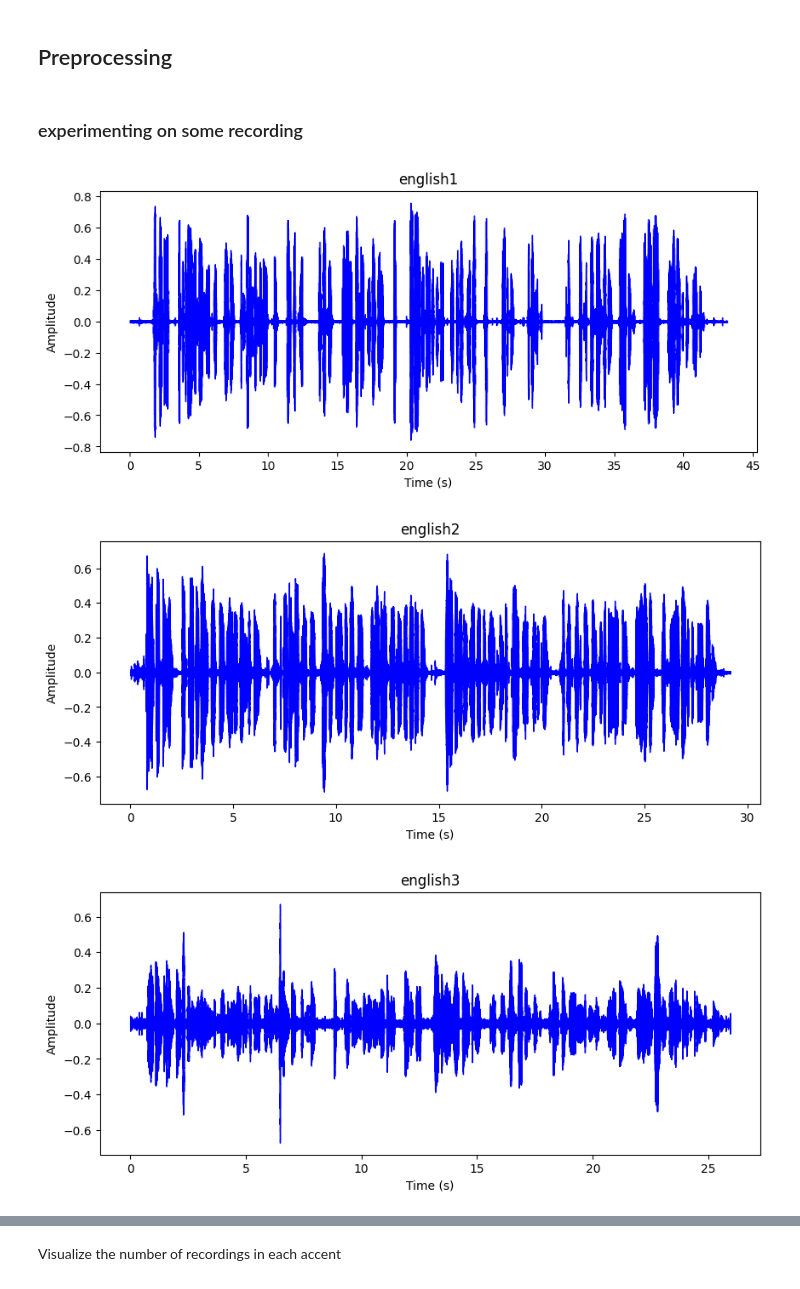
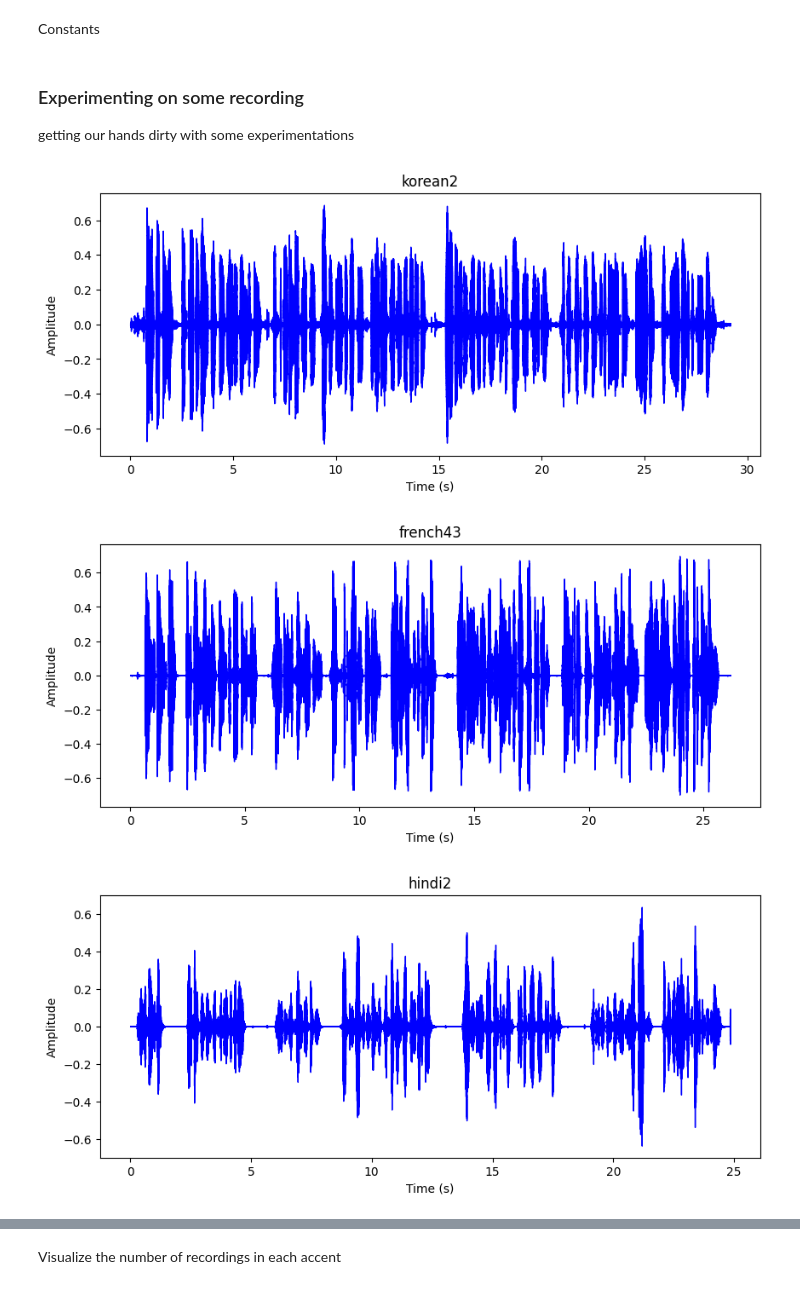
Before and after one commit to BlcMed/accent-recognition, a Jupyter notebook: notebooks/EDA.ipynb, the cells around one changed output, grey strips where cells are left out. Drawn from its saved outputs; the diff is of its cells as text; code cells hidden in the pictures.

```diff
--- a/notebooks/EDA.ipynb
+++ b/notebooks/EDA.ipynb
@@ -14,3 +20,5 @@ constants
+# %% [markdown]
+Constants
 # %%
 SAMPLING_RATING = 22050
 FRAME_LENGTH_ENERGY = 2048  # 512
@@ -22,22 +30,22 @@ HOP_LENGTH = 512  # the number of samples between successive frames
 SEGMENT_DURATION = 0.025  # in seceonds
 SEGMENT_OVERLAP = 0.01  # in seceonds
 N_MFCC = 13
-# %% [markdown]
-## Preprocessing
 # %% [markdown]
-### experimenting on some recording
+### Experimenting on some recording
+
+getting our hands dirty with some experimentations
 # %%
-audio1, SAMPLING_RATING = librosa.load("../data/raw/recordings/korean1.mp3", sr=SAMPLING_RATING)
-audio2, SAMPLING_RATING = librosa.load("../data/raw/recordings/korean2.mp3", sr=SAMPLING_RATING)
-audio3, SAMPLING_RATING = librosa.load("../data/raw/recordings/korean3.mp3", sr=SAMPLING_RATING)
+audio1, SAMPLING_RATING = librosa.load("../data/raw/recordings/korean2.mp3", sr=SAMPLING_RATING)
+audio2, SAMPLING_RATING = librosa.load("../data/raw/recordings/french43.mp3", sr=SAMPLING_RATING)
+audio3, SAMPLING_RATING = librosa.load("../data/raw/recordings/hindi2.mp3", sr=SAMPLING_RATING)
 # %%
-plot_audio(audio1, SAMPLING_RATING, title="english1")
-plot_audio(audio2, SAMPLING_RATING, title="english2")
-plot_audio(audio3, SAMPLING_RATING, title="english3")
+plot_audio(audio1, SAMPLING_RATING, title="korean2")
+plot_audio(audio2, SAMPLING_RATING, title="french43")
+plot_audio(audio3, SAMPLING_RATING, title="hindi2")
 # %% [output]
-[figure, old version]
+[figure, new version]
-[figure, old version]
+[figure, new version]
-[figure, old version]
+[figure, new version]
 # %%
 energy = librosa.feature.rms(y=audio1)[0]
 max_energy = max(energy)
```
Also changed, not shown: parts of 27 cells of this notebook, 2 other files.
